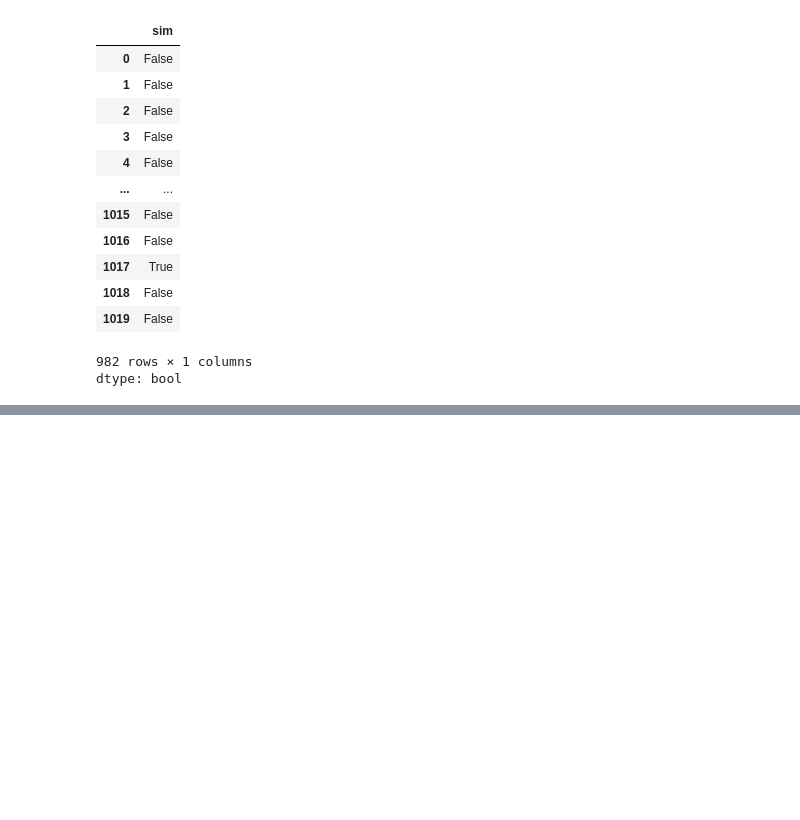
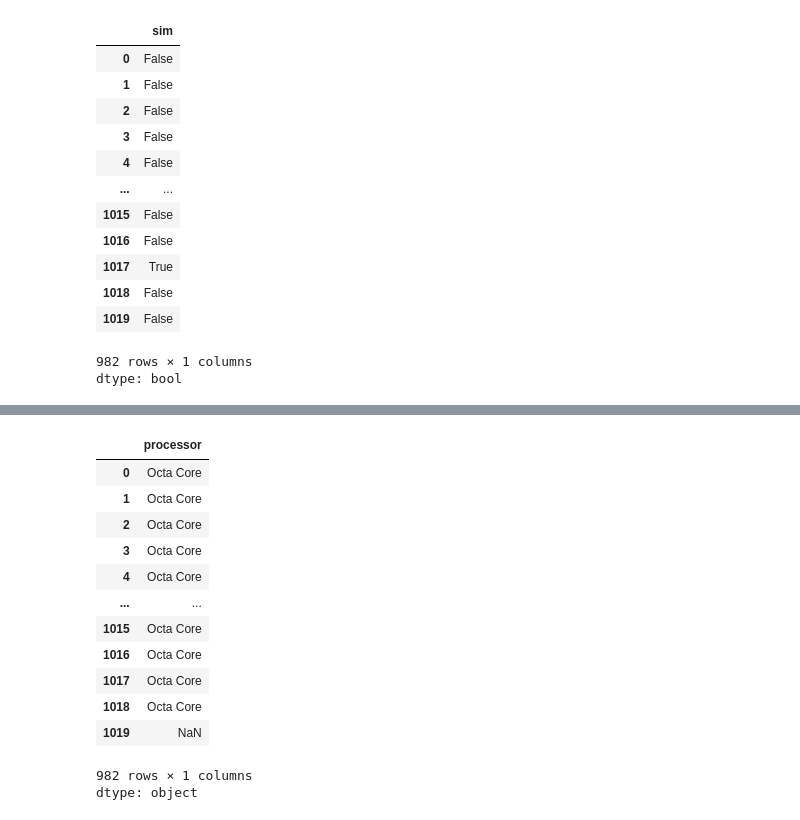
Before and after one commit to Muhammad-Waleed-Source/Data-Analysis-Process, a Jupyter notebook: Data Cleaning/1-Data-Cleaning.ipynb, the cells around one changed output, grey strips where cells are left out. Cells and saved outputs as stored; diff of their text form; code cells hidden in the pictures; blank space fills up the shorter version.

```diff
--- a/Data Cleaning/1-Data-Cleaning.ipynb
+++ b/Data Cleaning/1-Data-Cleaning.ipynb
@@ -1049,0 +1089,18 @@ df1.head()
+# %%
+num_cores = df1['processor'].str.split(',').str.get(1)
+num_cores
+# %% [output]
+|  | processor |
+| 0 | Octa Core |
+| 1 | Octa Core |
+| 2 | Octa Core |
+| 3 | Octa Core |
+| 4 | Octa Core |
+| ... | ... |
+| 1015 | Octa Core |
+| 1016 | Octa Core |
+| 1017 | Octa Core |
+| 1018 | Octa Core |
+| 1019 | NaN |
+982 rows × 1 columns
+dtype: object
```
Also changed, not shown: parts of 7 cells of this notebook.
